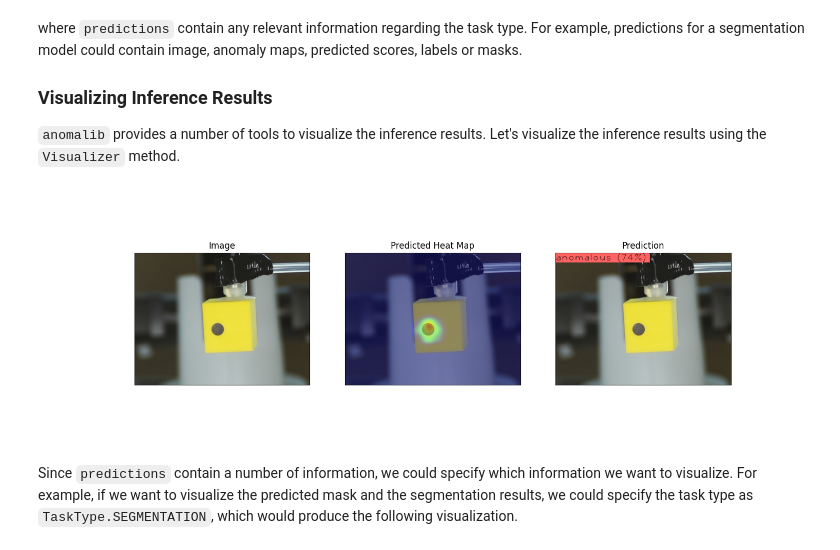
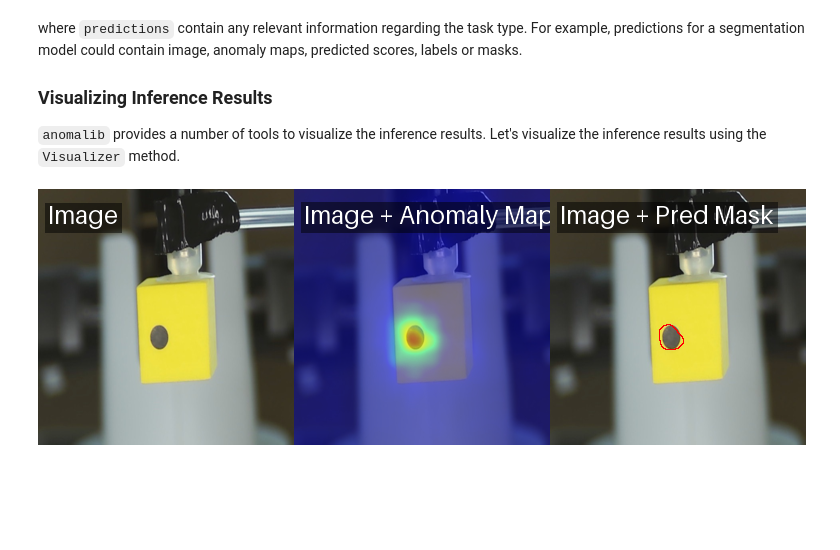
Before and after one commit to openvinotoolkit/openvino_build_deploy, a Jupyter notebook: ai_ref_kits/defect_detection_anomalib/501a_training_a_model_with_cubes_from_a_robotic_arm.ipynb, the cells around one changed output. Cells and saved outputs as stored; diff of their text form; code cells hidden in the pictures; blank space fills up the shorter version.

```diff
--- a/ai_ref_kits/defect_detection_anomalib/501a_training_a_model_with_cubes_from_a_robotic_arm.ipynb
+++ b/ai_ref_kits/defect_detection_anomalib/501a_training_a_model_with_cubes_from_a_robotic_arm.ipynb
@@ -52,7 +52,6 @@ download_and_extract(root=Path.cwd(), info=api_download_info)
 
 Prepare your own dataset for normal and defect pieces.
 # %%
-from anomalib import TaskType
 from anomalib.data import Folder
 
 datamodule = Folder(
@@ -61,10 +60,8 @@ datamodule = Folder(
     normal_dir="normal",
     abnormal_dir="abnormal",
     normal_split_ratio=0.2,
-    image_size=(256, 256),
     train_batch_size=32,
     eval_batch_size=32,
-    task=TaskType.CLASSIFICATION,
 )
 datamodule.setup()
 
@@ -100,19 +97,7 @@ Now that we set up the datamodule and model, we could now train the model.
 The final component to train the model is `Engine` object, which handles train/test/predict/export pipeline. Let's create the engine object to train the model.
 # %%
 from anomalib.engine import Engine
-from anomalib.utils.normalization import NormalizationMethod
 
-engine = Engine(
-    normalization=NormalizationMethod.MIN_MAX,
-    threshold="F1AdaptiveThreshold",
-    task=TaskType.CLASSIFICATION,
-    image_metrics=["AUROC"],
-    accelerator="cpu",
-    check_val_every_n_epoch=1,
-    devices=1,
-    max_epochs=1,
-    num_sanity_val_steps=0,
-    val_check_interval=1.0,
-)
+engine = Engine(accelerator="cpu", devices=1)
 
 engine.fit(model=model, datamodule=datamodule)
@@ -217,7 +183,6 @@ True True
 # %%
 inferencer = OpenVINOInferencer(
     path=openvino_model_path,  # Path to the OpenVINO IR model.
-    metadata=metadata_path,  # Path to the metadata file.
     device="CPU",  # We would like to run it on an Intel CPU.
 )
 # %% [markdown]
@@ -236,14 +201,10 @@ where `predictions` contain any relevant information regarding the task type. Fo
 
 `anomalib` provides a number of tools to visualize the inference results. Let's visualize the inference results using the `Visualizer` method.
 # %%
-from PIL import Image
+from anomalib.visualization import ImageVisualizer
 
-from anomalib.utils.visualization.image import ImageVisualizer, VisualizationMode
-
-visualizer = ImageVisualizer(mode=VisualizationMode.FULL, task=TaskType.CLASSIFICATION)
-output_image = visualizer.visualize_image(predictions)
-Image.fromarray(output_image)
+visualizer = ImageVisualizer()
+output_image = visualizer.visualize(predictions)
+output_image
 # %% [output]
-[figure, old version]
+[figure, new version]
-# %% [markdown]
-Since `predictions` contain a number of information, we could specify which information we want to visualize. For example, if we want to visualize the predicted mask and the segmentation results, we could specify the task type as `TaskType.SEGMENTATION`, which would produce the following visualization.
```
Also changed, not shown: parts of 10 cells of this notebook, 2 other files.
